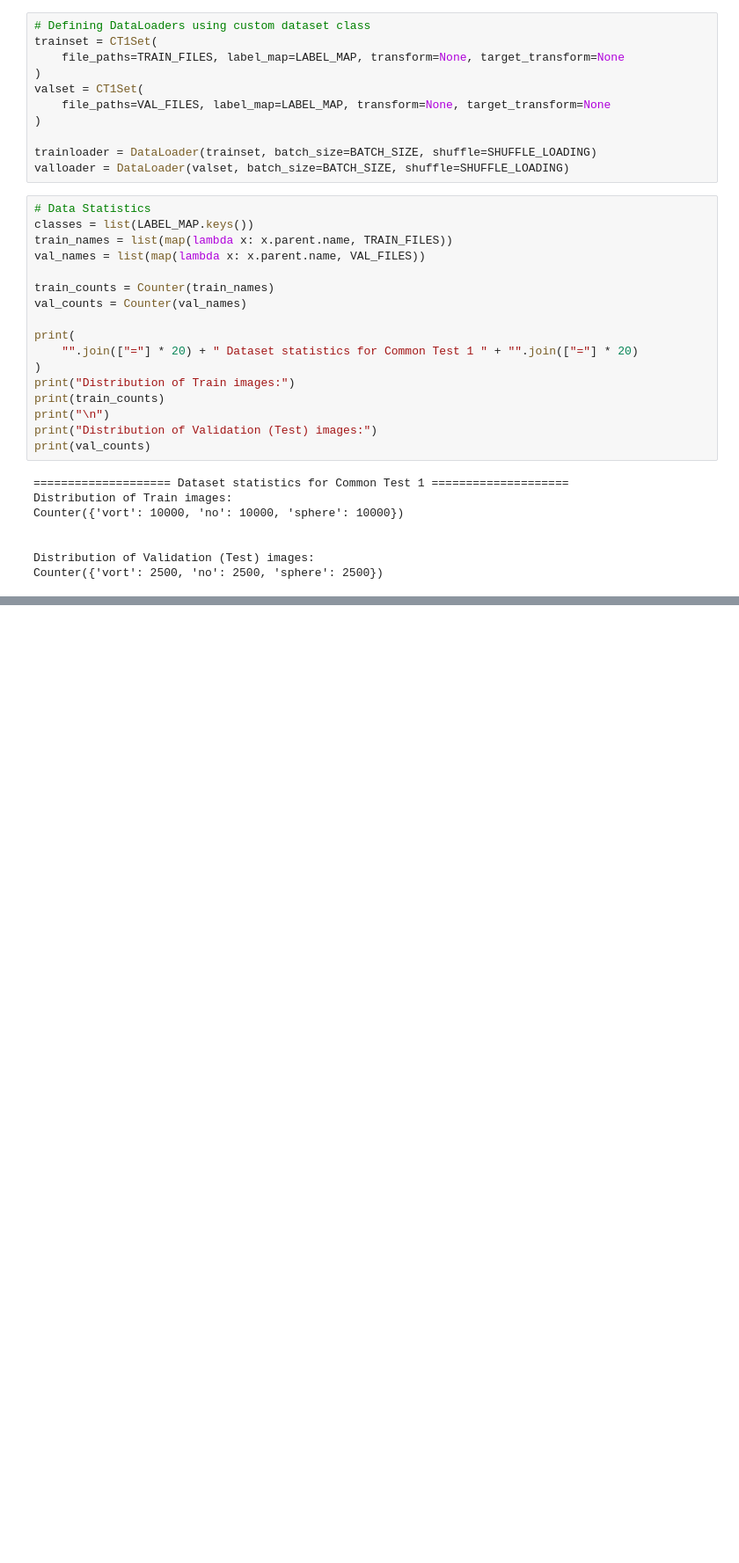
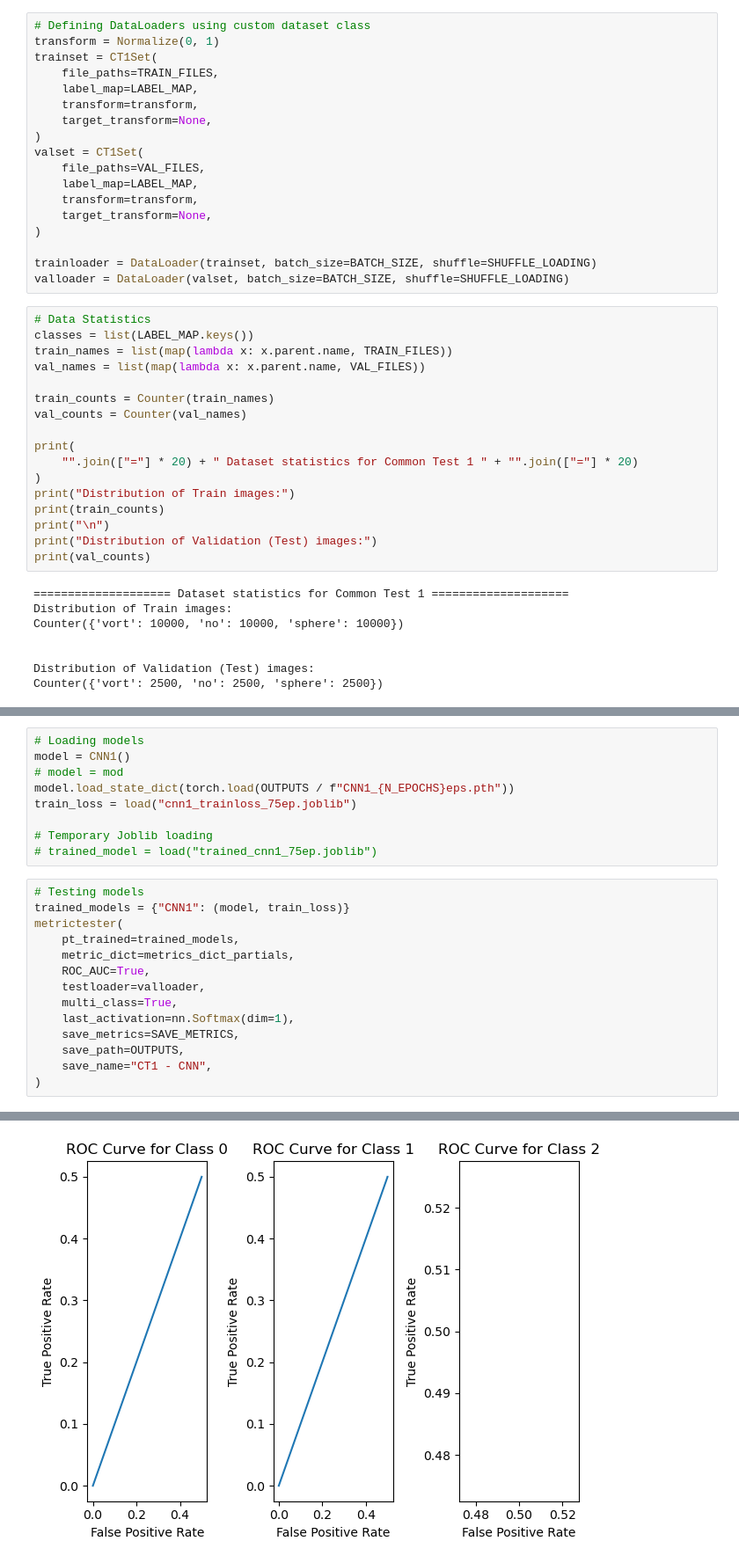
Before and after one commit to MR-ENVYR/NVR-ML4SCI-GSOC24, a Jupyter notebook: DeepLense Tests/Codes/Common-Test-1.ipynb, the cells around one changed output, grey strips where cells are left out. Shown at 88% size. Saved outputs shown, nothing was run; the diff lists cells and outputs as text; blank space fills up the shorter version.

```diff
--- a/DeepLense Tests/Codes/Common-Test-1.ipynb
+++ b/DeepLense Tests/Codes/Common-Test-1.ipynb
@@ -55,11 +63,18 @@ TRAIN_FILES = list(filter(lambda x: x.parents[1].name == "train", ALL_FILES))
 VAL_FILES = list(filter(lambda x: x.parents[1].name == "val", ALL_FILES))
 # %%
 # Defining DataLoaders using custom dataset class
+transform = Normalize(0, 1)
 trainset = CT1Set(
-    file_paths=TRAIN_FILES, label_map=LABEL_MAP, transform=None, target_transform=None
+    file_paths=TRAIN_FILES,
+    label_map=LABEL_MAP,
+    transform=transform,
+    target_transform=None,
 )
 valset = CT1Set(
-    file_paths=VAL_FILES, label_map=LABEL_MAP, transform=None, target_transform=None
+    file_paths=VAL_FILES,
+    label_map=LABEL_MAP,
+    transform=transform,
+    target_transform=None,
 )
 
 trainloader = DataLoader(trainset, batch_size=BATCH_SIZE, shuffle=SHUFFLE_LOADING)
@@ -166,0 +236,24 @@ dump(train_loss, "cnn1_trainloss_75ep.joblib")
+# %%
+# Loading models
+model = CNN1()
+# model = mod
+model.load_state_dict(torch.load(OUTPUTS / f"CNN1_{N_EPOCHS}eps.pth"))
+train_loss = load("cnn1_trainloss_75ep.joblib")
+
+# Temporary Joblib loading
+# trained_model = load("trained_cnn1_75ep.joblib")
+# %%
+# Testing models
+trained_models = {"CNN1": (model, train_loss)}
+metrictester(
+    pt_trained=trained_models,
+    metric_dict=metrics_dict_partials,
+    ROC_AUC=True,
+    testloader=valloader,
+    multi_class=True,
+    last_activation=nn.Softmax(dim=1),
+    save_metrics=SAVE_METRICS,
+    save_path=OUTPUTS,
+    save_name="CT1 - CNN",
+)
+# %% [output]
@@ -166,0 +278 @@ dump(train_loss, "cnn1_trainloss_75ep.joblib")
+[figure, added]
```
Also changed, not shown: parts of 11 cells of this notebook, 16 other files.
